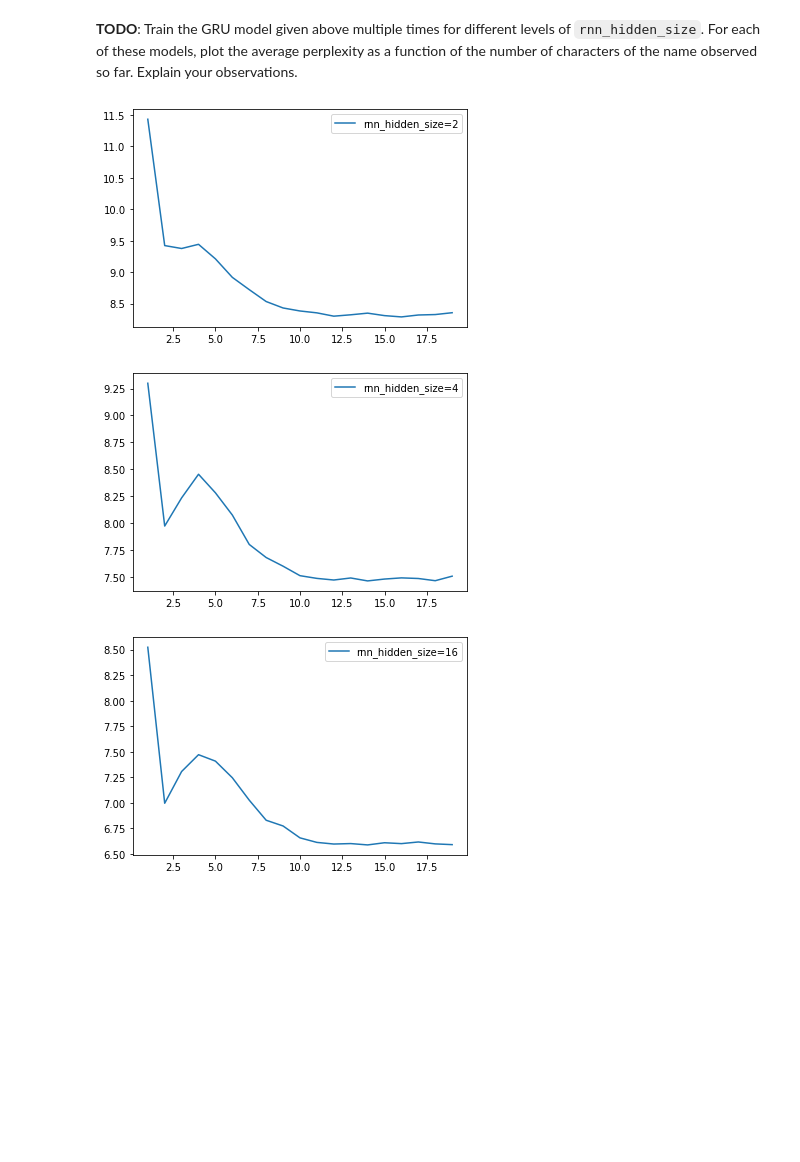
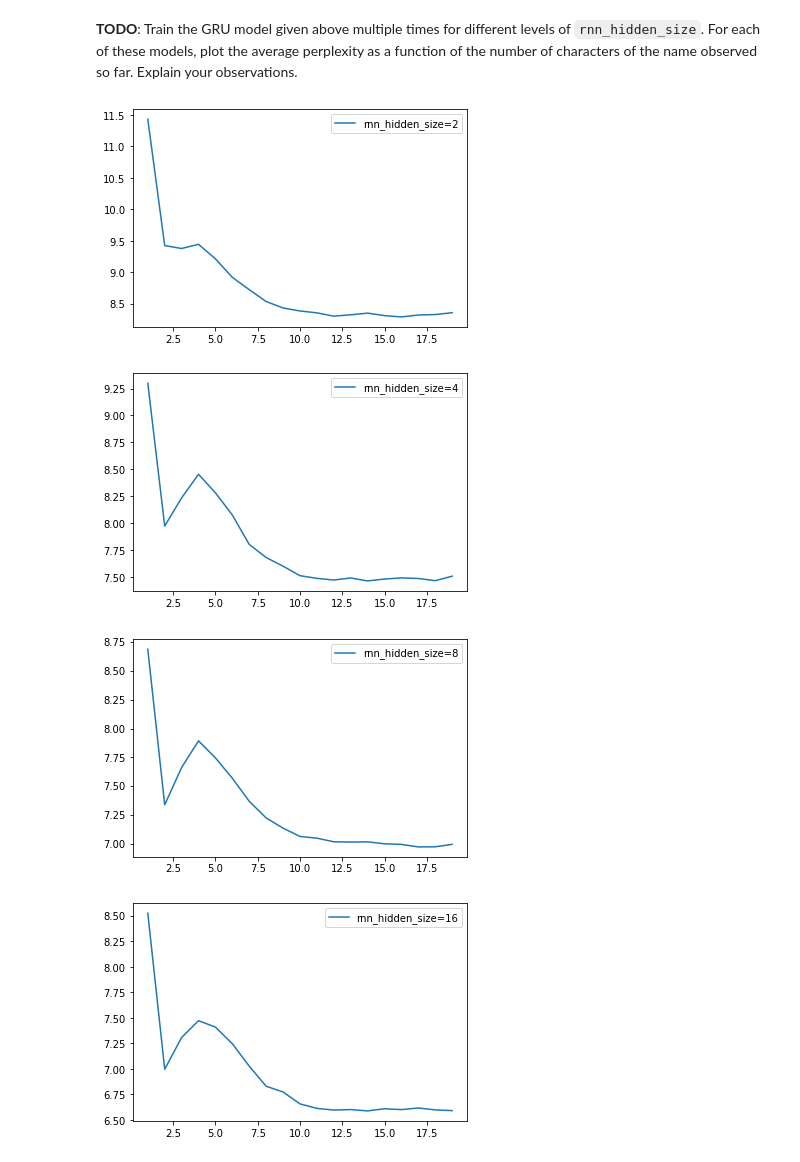
Before and after one commit to AnnieCRY/DS5220_project, a Jupyter notebook: SequencePrediction.ipynb, the cells around one changed output. Saved outputs shown, nothing was run; the diff lists cells and outputs as text; code cells hidden in the pictures; blank space fills up the shorter version.

```diff
--- a/SequencePrediction.ipynb
+++ b/SequencePrediction.ipynb
@@ -250,7 +250,10 @@ model2 = SurnameGenerationModel(char_embedding_size=args.char_embedding_size,
       print("Exiting loop")
   return model
 # %%
-model=model8
+model = SurnameGenerationModel(char_embedding_size=args.char_embedding_size,
+                               char_vocab_size=len(vectorizer.char_vocab),
+                               rnn_hidden_size=args.rnn_hidden_size,
+                               padding_idx=vectorizer.char_vocab.mask_index)
 mask_index = vectorizer.char_vocab.mask_index
 
 model = model.to(args.device)
@@ -399,3 +402,5 @@ HBox(children=(IntProgress(value=0, description='split=val', max=12, style=Progr
 HBox(children=(IntProgress(value=0, description='training routine', style=ProgressStyle(description_width='ini…
 HBox(children=(IntProgress(value=0, description='split=train', max=60, style=ProgressStyle(description_width='…
 HBox(children=(IntProgress(value=0, description='split=val', max=12, style=ProgressStyle(description_width='in…
+# %%
+m8=training(model8)
@@ -409,7 +418,7 @@ array([8, 7])
 # compute the loss & accuracy on the test set using the best available model
 model.load_state_dict(torch.load(train_state['model_filename']))
 
-model = model.to(args.device)
+model = model16.to(args.device)
 
 dataset.set_split('test')
 batch_generator = generate_batches(dataset,
@@ -539,20 +546,25 @@ def y(model):
 # Your plotting code here
 y2=y(m2)
 y4=y(m4)
+y8=y(m8)
 y16=y(m16)
 # %%
 import matplotlib.pyplot as plt
 
 plt.plot(x,y2,label='rnn_hidden_size=2')
 plt.legend(frameon=True)
 plt.show()
 plt.plot(x,y4,label='rnn_hidden_size=4')
 plt.legend(frameon=True)
 plt.show()
+plt.plot(x,y8,label='rnn_hidden_size=8')
+plt.legend(frameon=True)
+plt.show()
 plt.plot(x,y16,label='rnn_hidden_size=16')
 plt.legend(frameon=True)
 plt.show()
 # %% [output]
 [figure]
 [figure]
-[figure, old version]
+[figure, new version]
+[figure, added]
```
Also changed, not shown: parts of 3 cells of this notebook.
